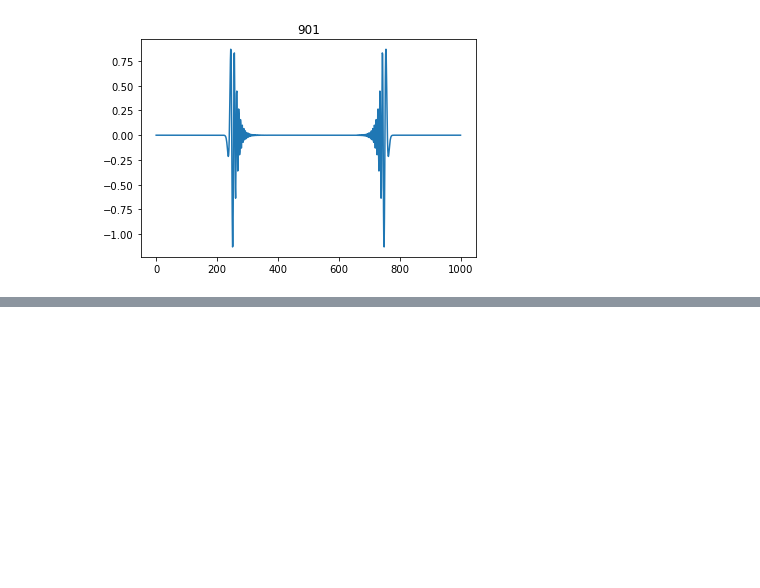
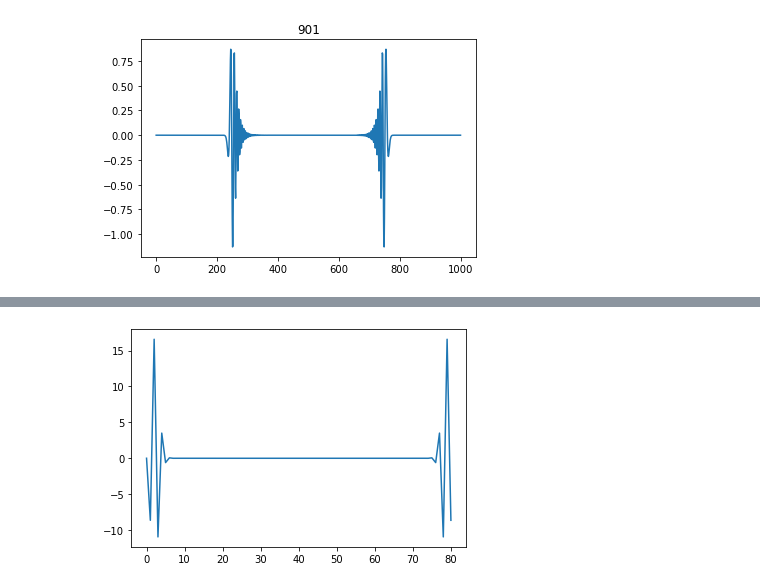
Before and after one commit to WaoBiu/TImeDispersion, a Jupyter notebook: 1D_test_npml.ipynb, the cells around one changed output, grey strips where cells are left out. Drawn from its saved outputs; the diff is of its cells as text; code cells hidden in the pictures; blank space fills up the shorter version.

```diff
--- a/1D_test_npml.ipynb
+++ b/1D_test_npml.ipynb
@@ -131,0 +142,6 @@ plt.show()
+# %%
+fft_source = np.fft.fft(source_array)
+plt.plot(fft_source.real)
+plt.show()
+# %% [output]
+[figure, added]
```
Also changed, not shown: parts of 14 cells of this notebook, 8 other files.
